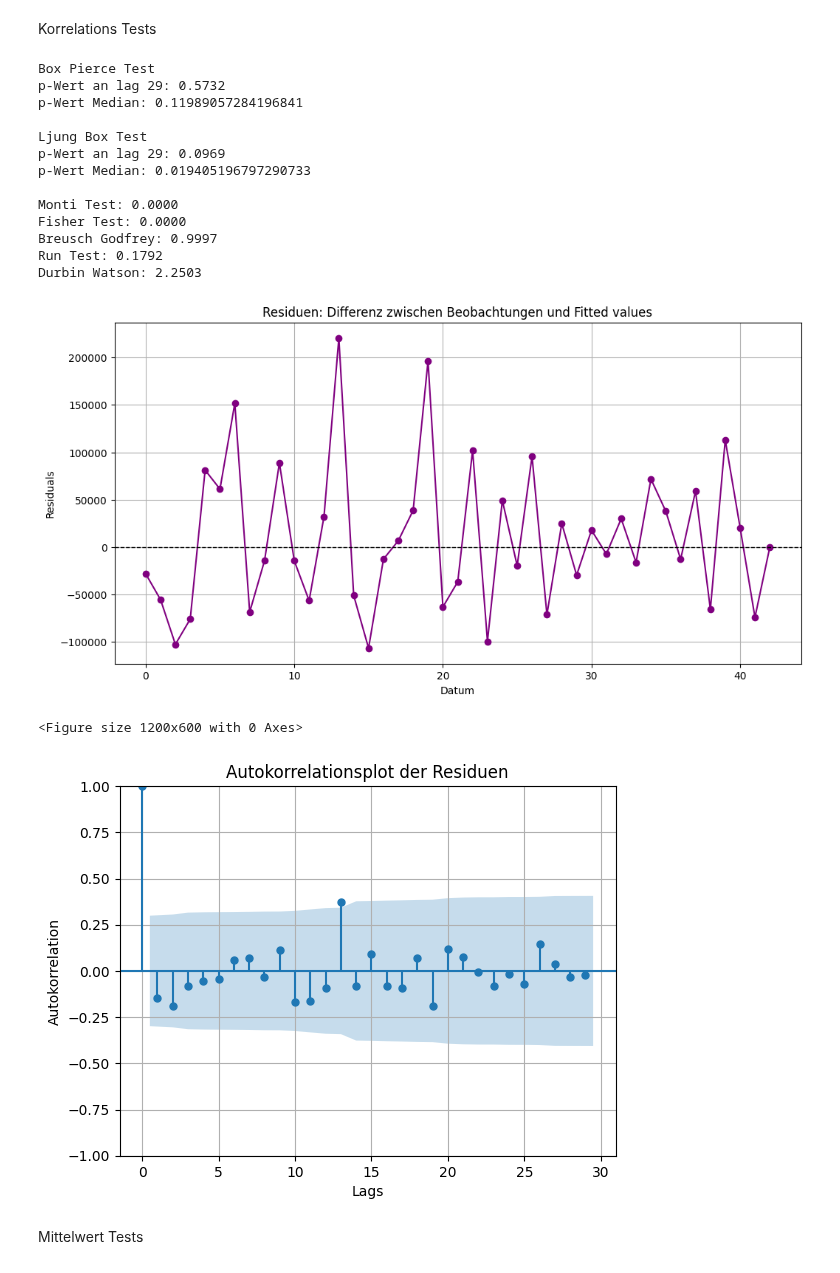
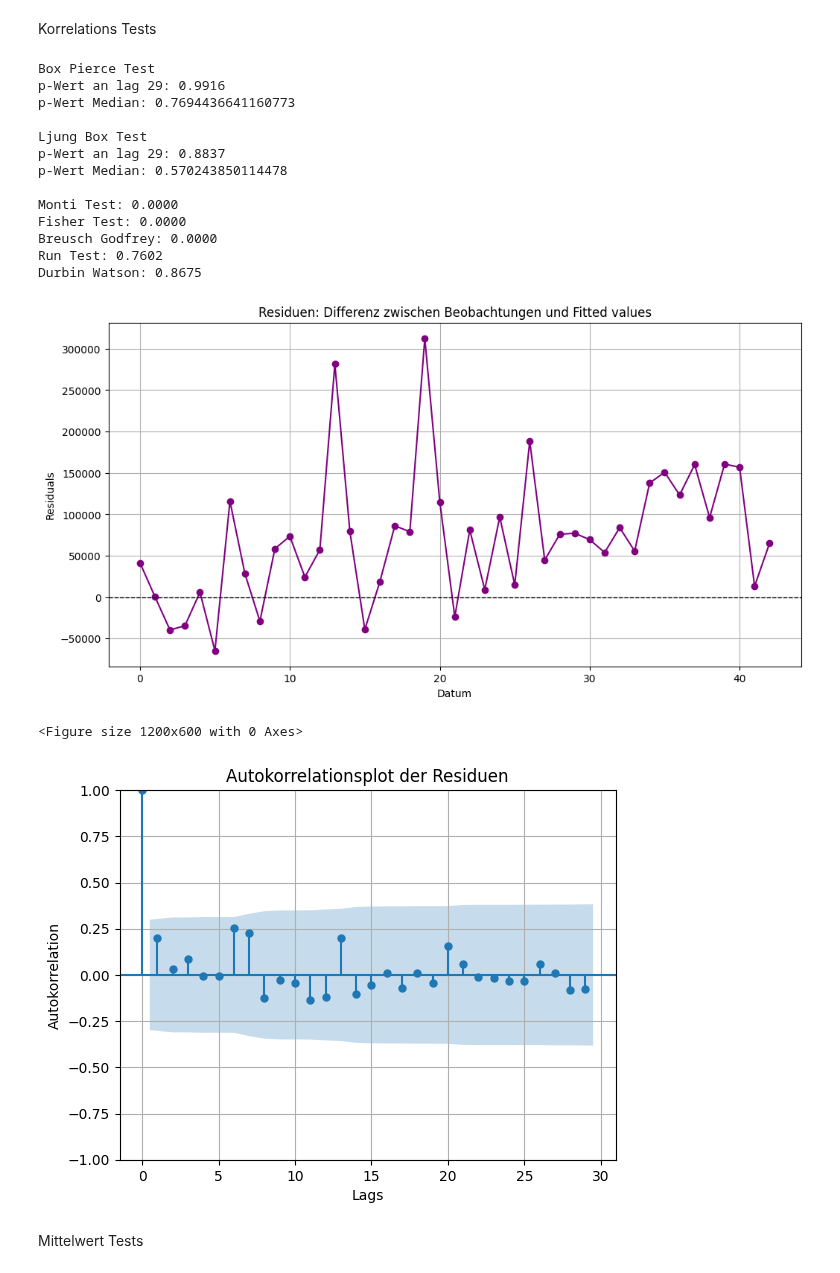
Before and after one commit to netalivo/Bachelor, a Jupyter notebook: main_single_store.ipynb, the cells around one changed output. Drawn from its saved outputs; the diff is of its cells as text; code cells hidden in the pictures.

```diff
--- a/main_single_store.ipynb
+++ b/main_single_store.ipynb
@@ -56,8 +56,8 @@ Seasonal
 # %% [markdown]
 Modell wählen
 # %%
-model_type = 'SARIMA'
-#model_type = 'Naive'
+#model_type = 'SARIMA'
+model_type = 'Naive'
 # %% [markdown]
 Residuen und Fitted Values berechnen
 # %%
@@ -163,34 +168,40 @@ Korrelations Tests
 # %%
 errors = cv_df['error']
 
 box_pierce_test(residuals = errors, store_num = store_number, model = model_type, lags = 29)
 ljung_box_test(residuals = errors, store_num = store_number, model = model_type, lags = 29)
 monti_test(residuals = errors, store_num = store_number, model = model_type, m = 21)
 fisher_test(residuals = errors, store_num = store_number, model = model_type, m = 4)
-breusch_godfrey_test(model = sarima_model, lags = 29) #TODO: gleiches modell wie in-sample?
+
+if model_type == 'SARIMA':
+    breusch_godfrey_test(model = sarima_model, lags = 29) #TODO: Gleich wie in-sample?
+if model_type == 'Naive':
+    breusch_godfrey_test_naive(sales, lags = 5)
+
+
 run_test(residuals = errors)
 
 durbin_watson_test(residuals = errors)
 
 residual_plot(residuals = errors)
 acf_resid_plot(residuals = errors)
 # %% [output]
 Box Pierce Test
-p-Wert an lag 29: 0.5732
-p-Wert Median: 0.11989057284196841
+p-Wert an lag 29: 0.9916
+p-Wert Median: 0.7694436641160773
 
 Ljung Box Test
-p-Wert an lag 29: 0.0969
-p-Wert Median: 0.019405196797290733
+p-Wert an lag 29: 0.8837
+p-Wert Median: 0.570243850114478
 
 Monti Test: 0.0000
 Fisher Test: 0.0000
-Breusch Godfrey: 0.9997
-Run Test: 0.1792
-Durbin Watson: 2.2503
+Breusch Godfrey: 0.0000
+Run Test: 0.7602
+Durbin Watson: 0.8675
-[figure, old version]
+[figure, new version]
 <Figure size 1200x600 with 0 Axes>
-[figure, old version]
+[figure, new version]
 # %% [markdown]
 Mittelwert Tests
 # %%
```
Also changed, not shown: parts of 5 cells of this notebook, 2 other files.
